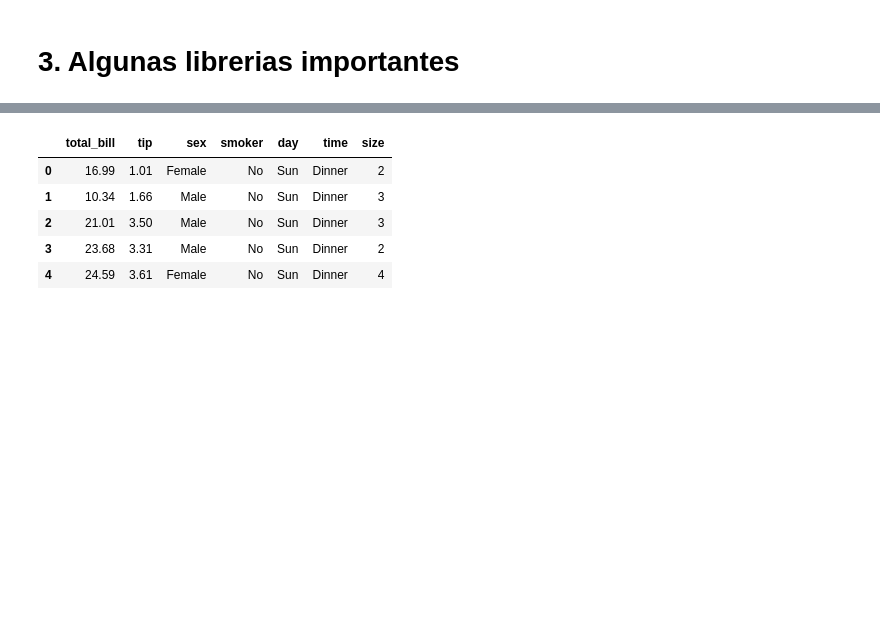
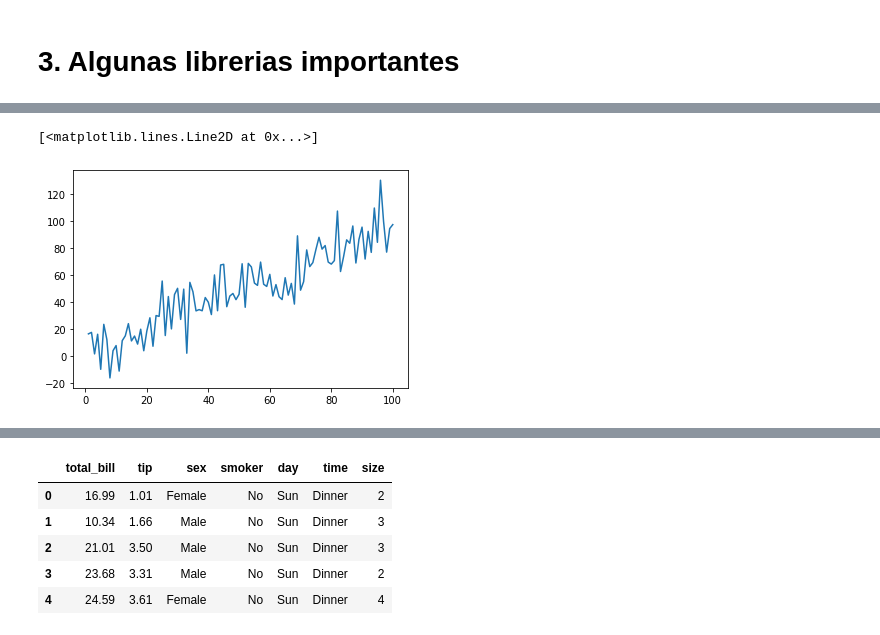
Before and after one commit to jear2412/MetodosLineales, a Jupyter notebook: intropython.ipynb, the cells around one changed output, grey strips where cells are left out. Drawn from its saved outputs; the diff is of its cells as text; code cells hidden in the pictures; blank space fills up the shorter version.

```diff
--- a/intropython.ipynb
+++ b/intropython.ipynb
@@ -348 +392,9 @@ y=np.random.randn(100)*15+range(1,101) #numeros aleatorios
+# %%
+# matplotlib
+
+
+plt.plot(x,y)
+# %% [output]
+[<matplotlib.lines.Line2D at 0x...>]
+[figure, added]
 # %%
```
Also changed, not shown: parts of 16 cells of this notebook.
